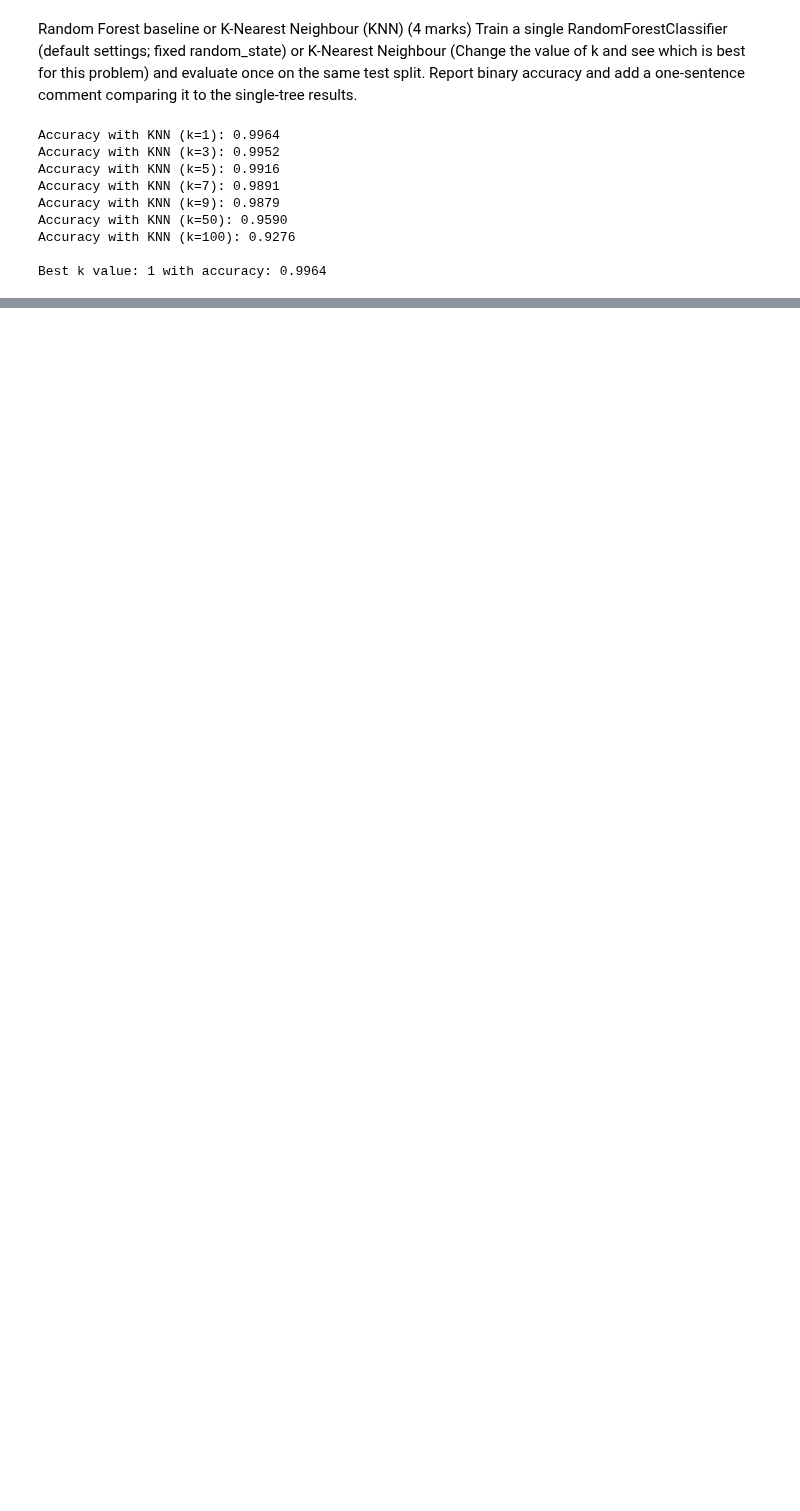
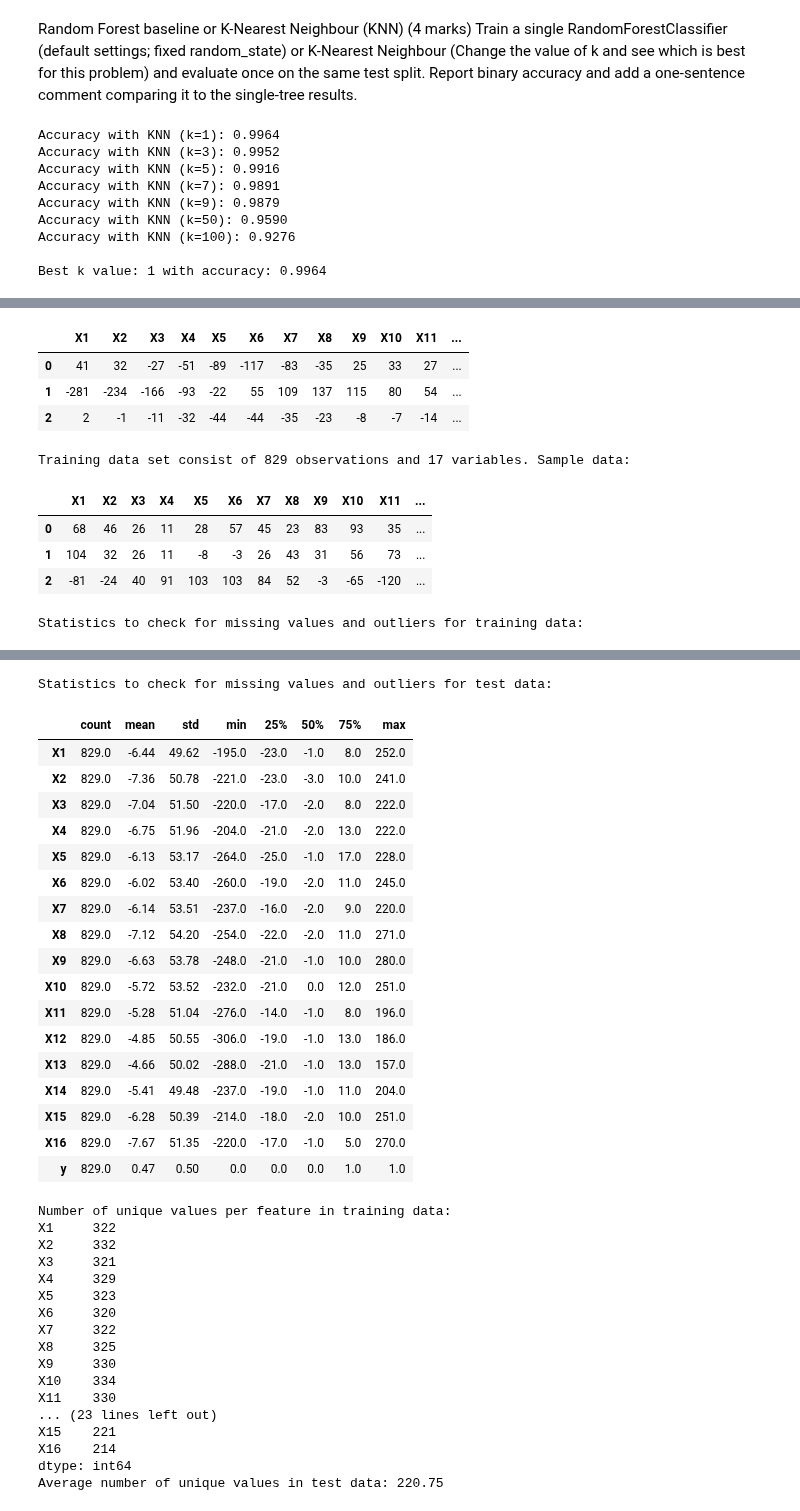
Before and after one commit to komisarzGiT/gai, a Jupyter notebook: GUNI_ML_assignment1.ipynb, the cells around one changed output, grey strips where cells are left out. Saved outputs shown, nothing was run; the diff lists cells and outputs as text; code cells hidden in the pictures; blank space fills up the shorter version.

```diff
--- a/GUNI_ML_assignment1.ipynb
+++ b/GUNI_ML_assignment1.ipynb
@@ -230,0 +698,28 @@ Best k value: 1 with accuracy: 0.9964
+# %%
+print(df_train.dtypes)
+print(df_test.dtypes)
+
+train_rows, train_columns = df_train.shape
+print(f"Training data set consist of {train_rows} observations and {train_columns} variables. Sample data:")
+display(df_train.head(3))
+
+test_rows, test_columns = df_test.shape
+print(f"\nTraining data set consist of {test_rows} observations and {test_columns} variables. Sample data:")
+display(df_test.head(3))
+
+print(f"\nStatistics to check for missing values and outliers for training data:")
+display(df_train.describe().round(2).T)
+
+print(f"\nStatistics to check for missing values and outliers for test data:")
+display(df_test.describe().round(2).T)
+
+train_count_distinct = X_train.nunique()
+train_count_mean = train_count_distinct.mean()
+print(f"\nNumber of unique values per feature in training data:\n{train_count_distinct}")
+print(f"Average number of unique values in training data: {train_count_mean:.2f}")
+
+test_count_distinct = X_test.nunique()
+test_count_mean = test_count_distinct.mean()
+print(f"\nNumber of unique values per feature in test data:\n{test_count_distinct}")
+print(f"Average number of unique values in test data: {test_count_mean:.2f}")
+# %% [output]
@@ -230,0 +743,10 @@ Best k value: 1 with accuracy: 0.9964
+|  | X1 | X2 | X3 | X4 | X5 | X6 | X7 | X8 | X9 | X10 | X11 | ... |
+| 0 | 41 | 32 | -27 | -51 | -89 | -117 | -83 | -35 | 25 | 33 | 27 | ... |
+| 1 | -281 | -234 | -166 | -93 | -22 | 55 | 109 | 137 | 115 | 80 | 54 | ... |
+| 2 | 2 | -1 | -11 | -32 | -44 | -44 | -35 | -23 | -8 | -7 | -14 | ... |
+Training data set consist of 829 observations and 17 variables. Sample data:
+|  | X1 | X2 | X3 | X4 | X5 | X6 | X7 | X8 | X9 | X10 | X11 | ... |
+| 0 | 68 | 46 | 26 | 11 | 28 | 57 | 45 | 23 | 83 | 93 | 35 | ... |
+| 1 | 104 | 32 | 26 | 11 | -8 | -3 | 26 | 43 | 31 | 56 | 73 | ... |
+| 2 | -81 | -24 | 40 | 91 | 103 | 103 | 84 | 52 | -3 | -65 | -120 | ... |
+Statistics to check for missing values and outliers for training data:
@@ -230,0 +771,36 @@ Best k value: 1 with accuracy: 0.9964
+Statistics to check for missing values and outliers for test data:
+|  | count | mean | std | min | 25% | 50% | 75% | max |
+| X1 | 829.0 | -6.44 | 49.62 | -195.0 | -23.0 | -1.0 | 8.0 | 252.0 |
+| X2 | 829.0 | -7.36 | 50.78 | -221.0 | -23.0 | -3.0 | 10.0 | 241.0 |
+| X3 | 829.0 | -7.04 | 51.50 | -220.0 | -17.0 | -2.0 | 8.0 | 222.0 |
+| X4 | 829.0 | -6.75 | 51.96 | -204.0 | -21.0 | -2.0 | 13.0 | 222.0 |
+| X5 | 829.0 | -6.13 | 53.17 | -264.0 | -25.0 | -1.0 | 17.0 | 228.0 |
+| X6 | 829.0 | -6.02 | 53.40 | -260.0 | -19.0 | -2.0 | 11.0 | 245.0 |
+| X7 | 829.0 | -6.14 | 53.51 | -237.0 | -16.0 | -2.0 | 9.0 | 220.0 |
+| X8 | 829.0 | -7.12 | 54.20 | -254.0 | -22.0 | -2.0 | 11.0 | 271.0 |
+| X9 | 829.0 | -6.63 | 53.78 | -248.0 | -21.0 | -1.0 | 10.0 | 280.0 |
+| X10 | 829.0 | -5.72 | 53.52 | -232.0 | -21.0 | 0.0 | 12.0 | 251.0 |
+| X11 | 829.0 | -5.28 | 51.04 | -276.0 | -14.0 | -1.0 | 8.0 | 196.0 |
+| X12 | 829.0 | -4.85 | 50.55 | -306.0 | -19.0 | -1.0 | 13.0 | 186.0 |
+| X13 | 829.0 | -4.66 | 50.02 | -288.0 | -21.0 | -1.0 | 13.0 | 157.0 |
+| X14 | 829.0 | -5.41 | 49.48 | -237.0 | -19.0 | -1.0 | 11.0 | 204.0 |
+| X15 | 829.0 | -6.28 | 50.39 | -214.0 | -18.0 | -2.0 | 10.0 | 251.0 |
+| X16 | 829.0 | -7.67 | 51.35 | -220.0 | -17.0 | -1.0 | 5.0 | 270.0 |
+| y | 829.0 | 0.47 | 0.50 | 0.0 | 0.0 | 0.0 | 1.0 | 1.0 |
+Number of unique values per feature in training data:
+X1     322
+X2     332
+X3     321
+X4     329
+X5     323
+X6     320
+X7     322
+X8     325
+X9     330
+X10    334
+X11    330
+... (23 lines left out)
+X15    221
+X16    214
+dtype: int64
+Average number of unique values in test data: 220.75
```
Also changed, not shown: parts of 38 cells of this notebook.
